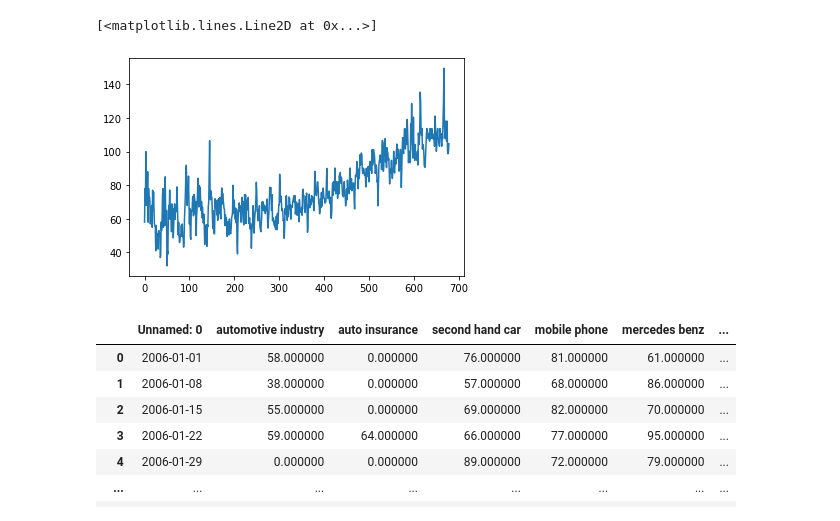
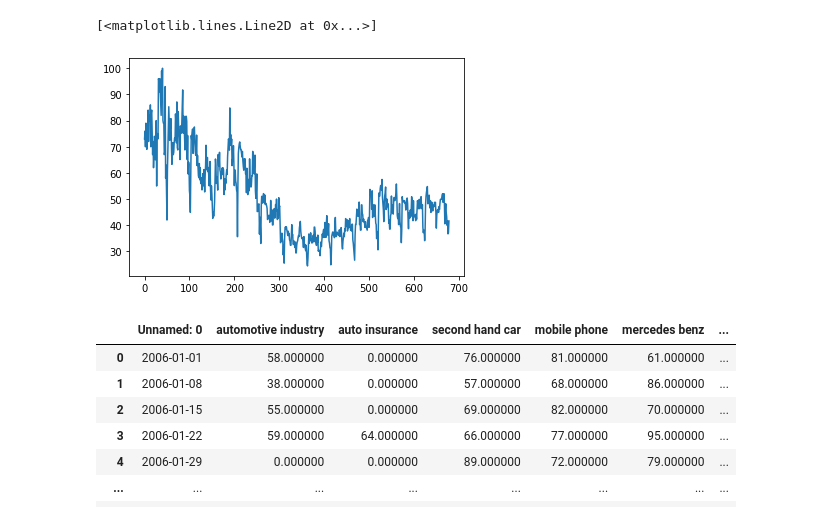
Before and after one commit to ml24330/portugal, a Jupyter notebook: data/testing.ipynb, the cells around one changed output. Drawn from its saved outputs; the diff is of its cells as text; code cells hidden in the pictures.

```diff
--- a/data/testing.ipynb
+++ b/data/testing.ipynb
@@ -5,10 +5,10 @@ df = pd.read_csv("combined.csv")
 # %%
 import matplotlib.pyplot as plt
 
-plt.plot(df["food"])
+plt.plot(df["real estate"])
 # %% [output]
 [<matplotlib.lines.Line2D at 0x...>]
-[figure, old version]
+[figure, new version]
 # %%
 df
 # %% [output]
```
Also changed, not shown: 39 other files.
